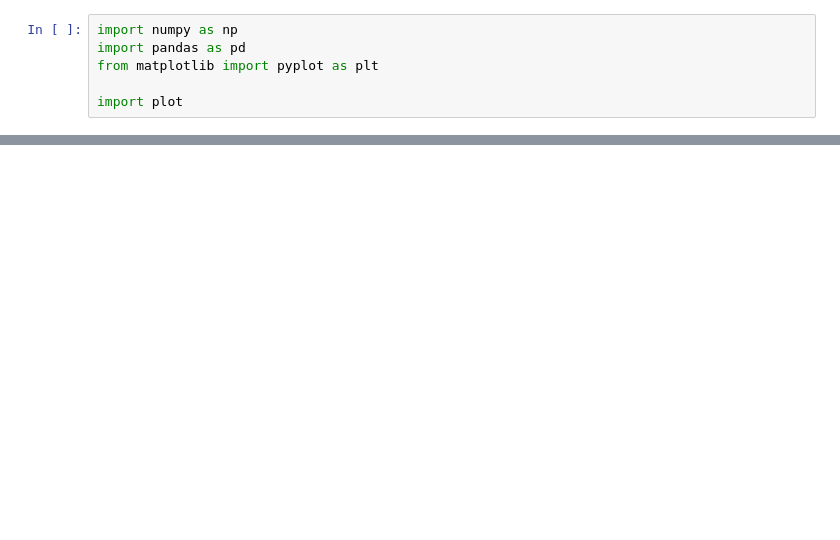
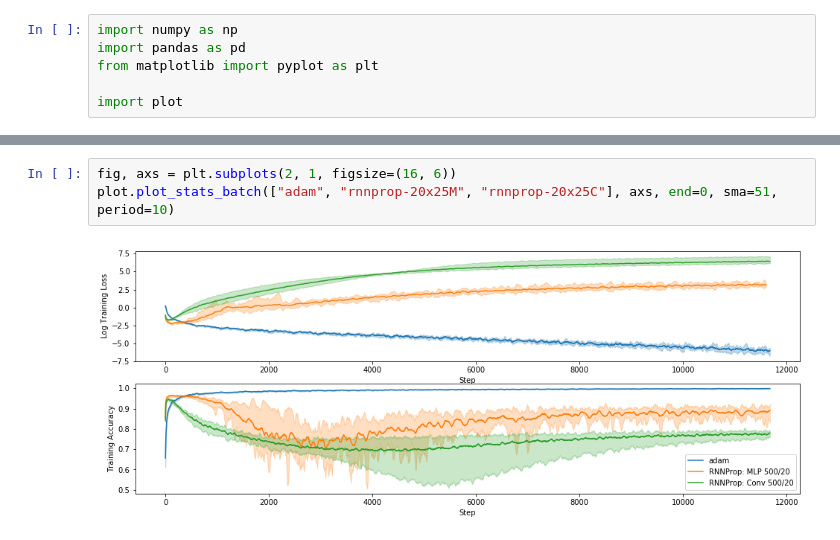
Before and after one commit to thetianshuhuang/l2o, a Jupyter notebook: eval_analysis.ipynb, the cells around one changed output, grey strips where cells are left out. Drawn from its saved outputs; the diff is of its cells as text; blank space fills up the shorter version.

```diff
--- a/eval_analysis.ipynb
+++ b/eval_analysis.ipynb
@@ -17,2 +17,7 @@ plot.plot_stats_batch(["adam", "scale_2t_mlp"], axs, end=100, sma=51)
+# %%
+fig, axs = plt.subplots(2, 1, figsize=(16, 6))
+plot.plot_stats_batch(["adam", "rnnprop-20x25M", "rnnprop-20x25C"], axs, end=0, sma=51, period=10)
+# %% [output]
+[figure, added]
 # %%
 fig, axs = plt.subplots(2, 1, figsize=(16, 6))
```
Also changed, not shown: parts of 18 cells of this notebook, 6 other files.
